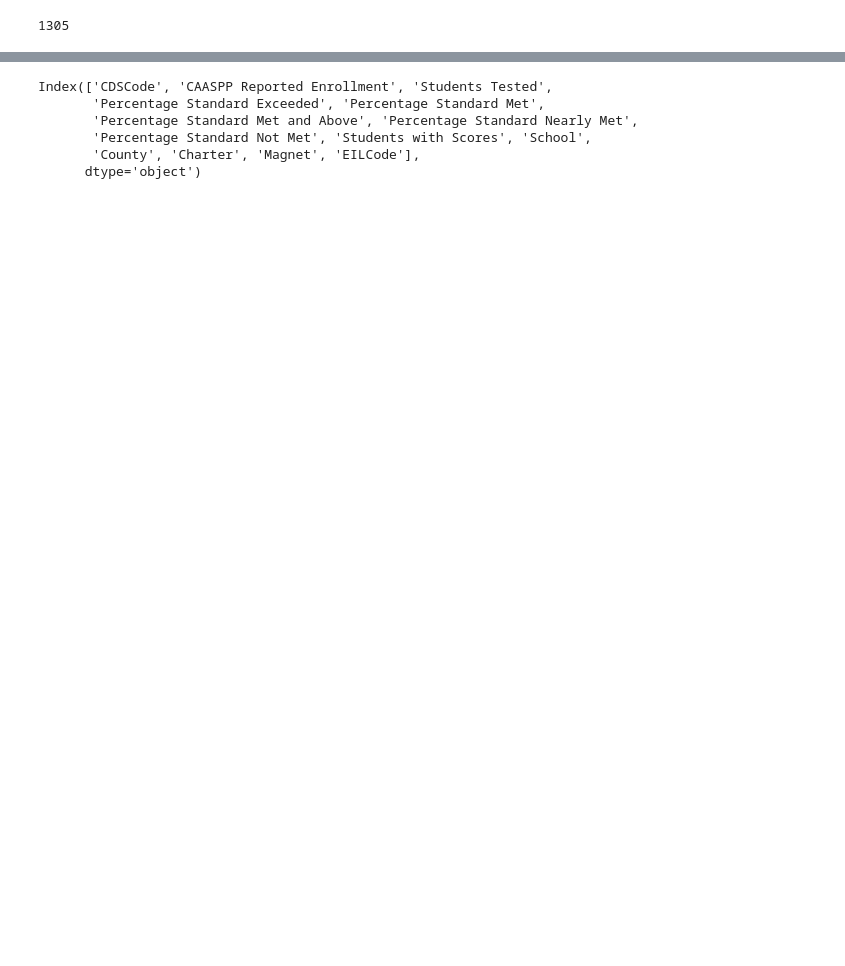
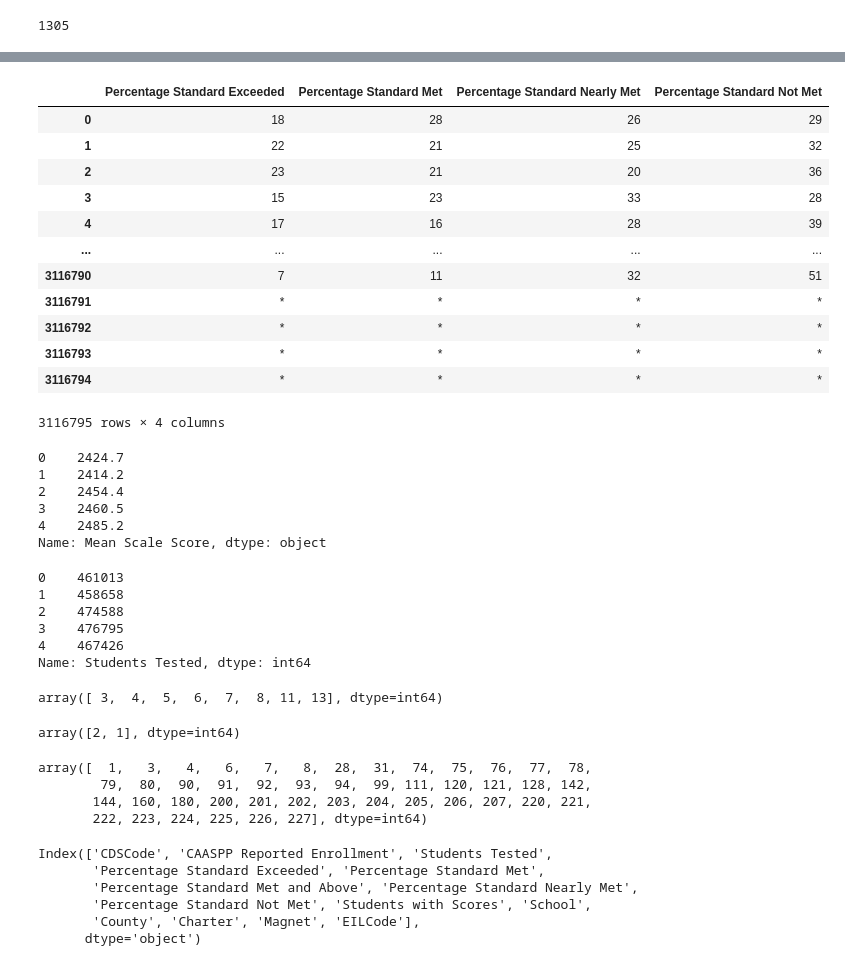
Before and after one commit to kmcclendon729/TeamBackpack, a Jupyter notebook: schoolproject_rabiasstudy.ipynb, the cells around one changed output, grey strips where cells are left out. Saved outputs shown, nothing was run; the diff lists cells and outputs as text; code cells hidden in the pictures; blank space fills up the shorter version.

```diff
--- a/schoolproject_rabiasstudy.ipynb
+++ b/schoolproject_rabiasstudy.ipynb
@@ -138 +207,3 @@ a = pd.read_csv(path)
+# %%
+data2016 = pd.read_csv("sb_ca2016_all_csv_v3.txt")
 # %%
@@ -165,0 +227,5 @@ a.head()
+# %%
+data2016["CDSCode"]=data2016["County Code"].astype(str)+data2016["District Code"].astype(str)+data2016["School Code"].astype(str)
+# %%
+data2016 = data2016[["CDSCode","Test Id","Grade","Students Tested","Mean Scale Score","Subgroup ID",
+                     "Percentage Standard Exceeded","Percentage Standard Met","Percentage Standard Nearly Met","Percentage Standard Not Met"]]
@@ -165,0 +256,53 @@ a.head()
+# %%
+data2016[["Percentage Standard Exceeded","Percentage Standard Met","Percentage Standard Nearly Met","Percentage Standard Not Met"]]
+# %% [output]
+|  | Percentage Standard Exceeded | Percentage Standard Met | Percentage Standard Nearly Met | Percentage Standard Not Met |
+| 0 | 18 | 28 | 26 | 29 |
+| 1 | 22 | 21 | 25 | 32 |
+| 2 | 23 | 21 | 20 | 36 |
+| 3 | 15 | 23 | 33 | 28 |
+| 4 | 17 | 16 | 28 | 39 |
+| ... | ... | ... | ... | ... |
+| 3116790 | 7 | 11 | 32 | 51 |
+| 3116791 | * | * | * | * |
+| 3116792 | * | * | * | * |
+| 3116793 | * | * | * | * |
+| 3116794 | * | * | * | * |
+3116795 rows × 4 columns
+# %%
+data2016["Mean Scale Score"].head()
+# A mean scale score is the average performance of a group of students on an assessment.
+# Specifically, a mean scale score is calculated by adding all individual student scores and dividing by the number of total scores.
+# %% [output]
+0    2424.7
+1    2414.2
+2    2454.4
+3    2460.5
+4    2485.2
+Name: Mean Scale Score, dtype: object
+# %%
+data2016["Students Tested"].head()
+# %% [output]
+0    461013
+1    458658
+2    474588
+3    476795
+4    467426
+Name: Students Tested, dtype: int64
+# %%
+data2016["Grade"].unique()
+# %% [output]
+array([ 3,  4,  5,  6,  7,  8, 11, 13], dtype=int64)
+# %%
+data2016["Test Id"].unique()
+# "1" - English Language Arts/Literacy"
+# "2" - Mathematics"
+# %% [output]
+array([2, 1], dtype=int64)
+# %%
+data2016["Subgroup ID"].unique()
+# %% [output]
+array([  1,   3,   4,   6,   7,   8,  28,  31,  74,  75,  76,  77,  78,
+        79,  80,  90,  91,  92,  93,  94,  99, 111, 120, 121, 128, 142,
+       144, 160, 180, 200, 201, 202, 203, 204, 205, 206, 207, 220, 221,
+       222, 223, 224, 225, 226, 227], dtype=int64)
```
Also changed, not shown: parts of 49 cells of this notebook.
